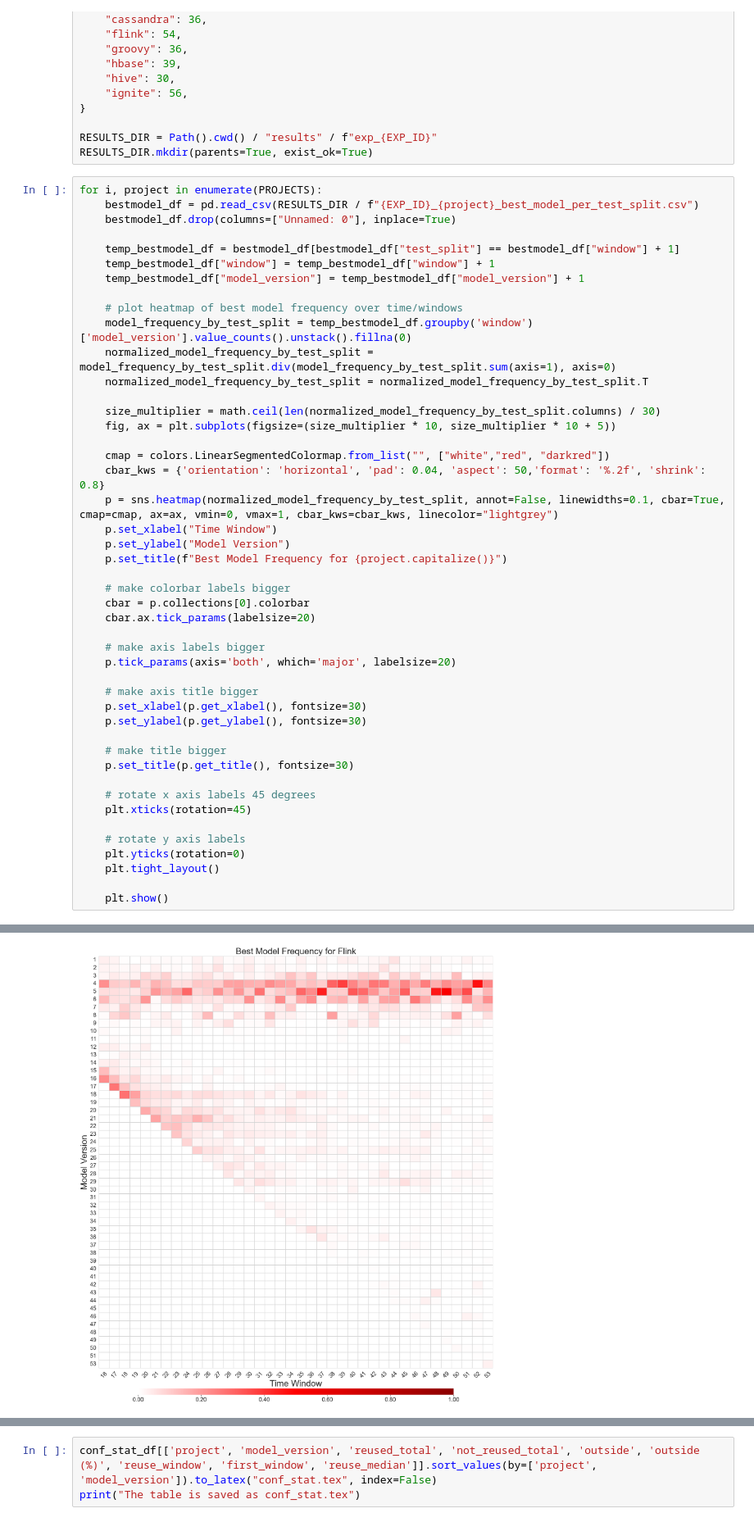
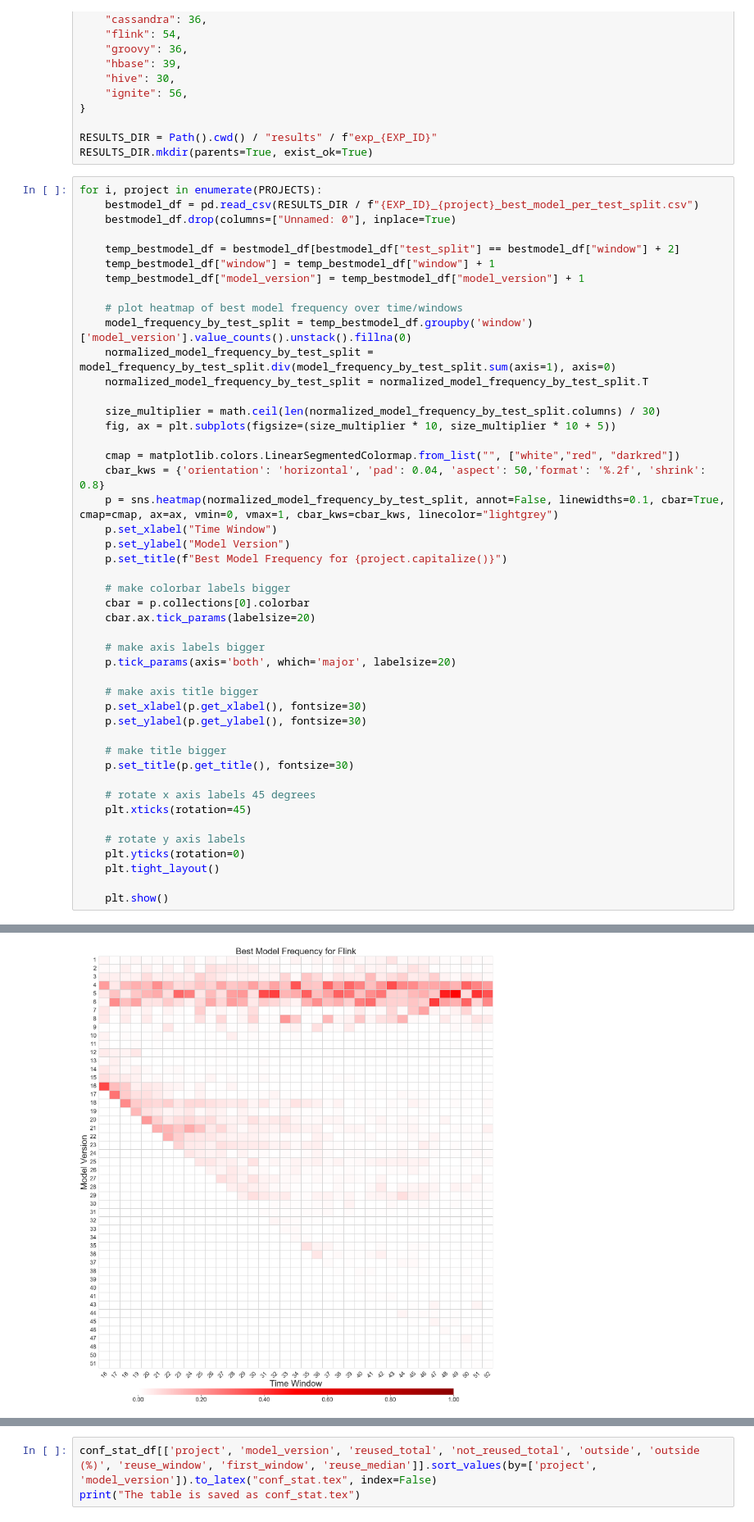
Before and after one commit to SAILResearch/replication-23-harsh-model_recycling, a Jupyter notebook: rq1.ipynb, the cells around one changed output, grey strips where cells are left out. Shown: that part at 82% size. Cells and saved outputs as stored; diff of their text form.

```diff
--- a/rq1.ipynb
+++ b/rq1.ipynb
@@ -47,7 +48,7 @@ for i, project in enumerate(PROJECTS):
     bestmodel_df = pd.read_csv(RESULTS_DIR / f"{EXP_ID}_{project}_best_model_per_test_split.csv")
     bestmodel_df.drop(columns=["Unnamed: 0"], inplace=True)
 
-    temp_bestmodel_df = bestmodel_df[bestmodel_df["test_split"] == bestmodel_df["window"] + 1]
+    temp_bestmodel_df = bestmodel_df[bestmodel_df["test_split"] == bestmodel_df["window"] + 2]
     temp_bestmodel_df["window"] = temp_bestmodel_df["window"] + 1
     temp_bestmodel_df["model_version"] = temp_bestmodel_df["model_version"] + 1
 
@@ -59,7 +60,7 @@ for i, project in enumerate(PROJECTS):
     size_multiplier = math.ceil(len(normalized_model_frequency_by_test_split.columns) / 30)
     fig, ax = plt.subplots(figsize=(size_multiplier * 10, size_multiplier * 10 + 5))
 
-    cmap = colors.LinearSegmentedColormap.from_list("", ["white","red", "darkred"])
+    cmap = matplotlib.colors.LinearSegmentedColormap.from_list("", ["white","red", "darkred"])
     cbar_kws = {'orientation': 'horizontal', 'pad': 0.04, 'aspect': 50,'format': '%.2f', 'shrink': 0.8}
     p = sns.heatmap(normalized_model_frequency_by_test_split, annot=False, linewidths=0.1, cbar=True, cmap=cmap, ax=ax, vmin=0, vmax=1, cbar_kws=cbar_kws, linecolor="lightgrey")
     p.set_xlabel("Time Window")
@@ -95 +96 @@ for i, project in enumerate(PROJECTS):
-[figure, old version]
+[figure, new version]
```
Also changed, not shown: parts of 7 cells of this notebook, 3 other files.
